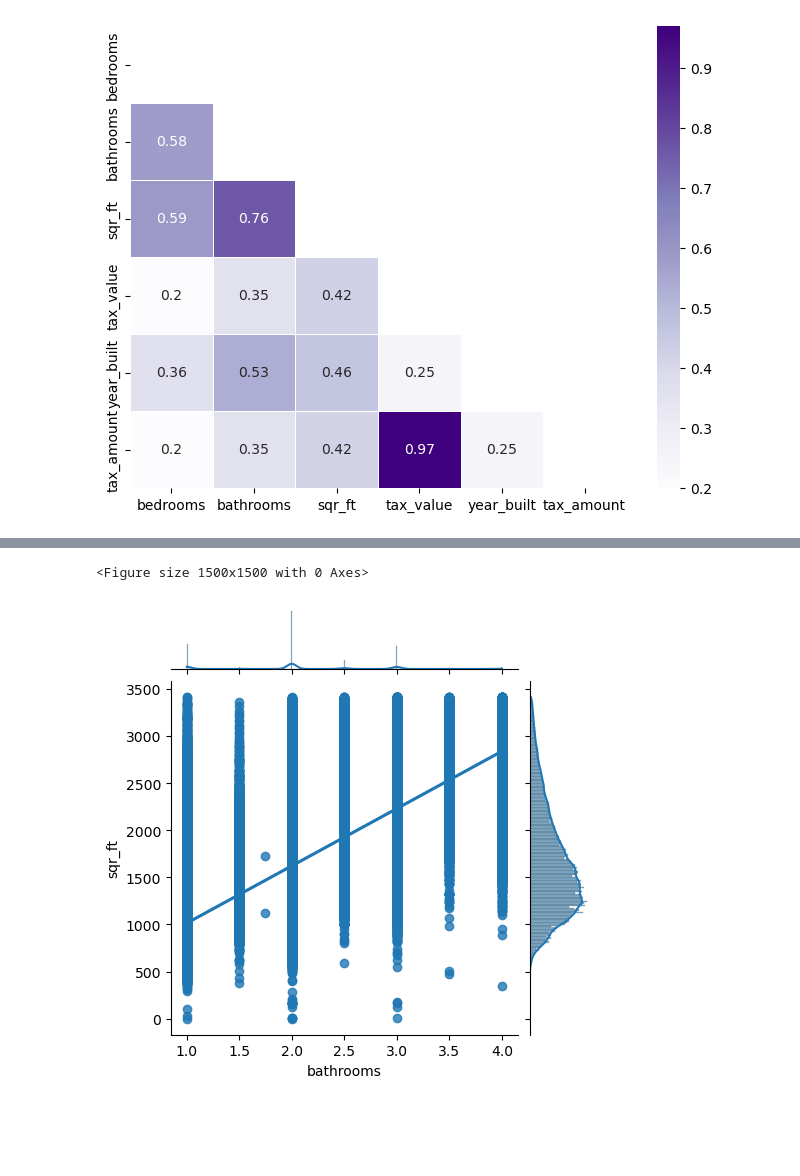
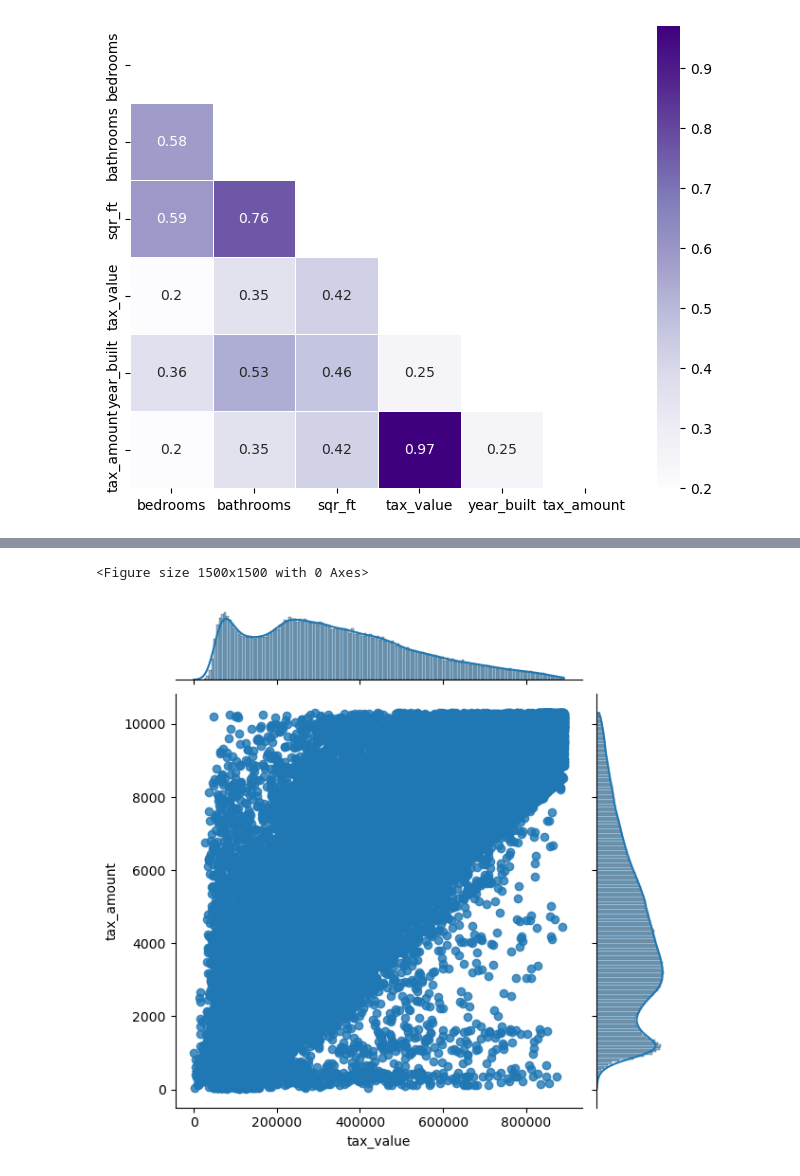
Before and after one commit to adriananuncio/zillow_project, a Jupyter notebook: Work.ipynb, the cells around one changed output, grey strips where cells are left out. Saved outputs shown, nothing was run; the diff lists cells and outputs as text; code cells hidden in the pictures; blank space fills up the shorter version.

```diff
--- a/Work.ipynb
+++ b/Work.ipynb
@@ -115,0 +163,19 @@ P-value: 0.0
+# %%
+col_list = ['bedrooms', 'bathrooms', 'sqr_ft', 'tax_value', 'tax_amount']
+
+def retrieve_IQR(df, col_list, k):
+    for col in col_list:
+
+        q1, q3 = df[col].quantile([.25, .75])  # get quartiles
+
+        iqr = q3 - q1   # calculate interquartile range
+
+        upper_bound = q3 + k * iqr   # get upper bound
+        lower_bound = q1 - k * iqr   # get lower bound
+
+        # return dataframe without outliers
+
+        df = df[(df[col] > lower_bound) & (df[col] < upper_bound)]
+    return df
+# %%
+train = retrieve_IQR(train, col_list, 1.5)
@@ -116,7 +213,7 @@ P-value: 0.0
 # %%
 plt.figure(figsize=(15,15))
-sns.jointplot(x="bathrooms", y="sqr_ft", data=train,  kind='reg', height=5)
+sns.jointplot(x="tax_value", y="tax_amount", data=train,  kind='reg')
 plt.show()
 # %% [output]
 <Figure size 1500x1500 with 0 Axes>
-[figure, old version]
+[figure, new version]
```
Also changed, not shown: parts of 46 cells of this notebook.
